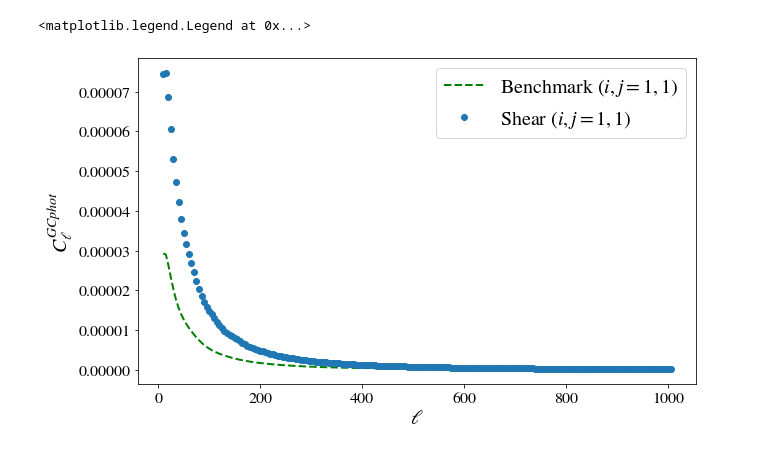
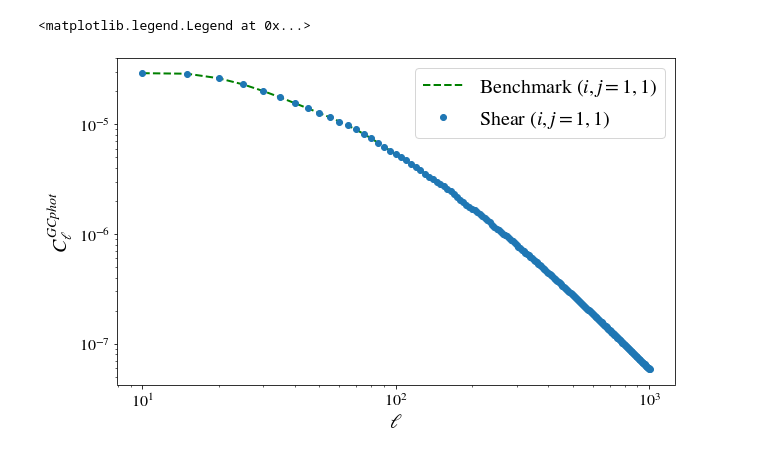
Before and after one commit to cloe-org/CLOE, a Jupyter notebook: C_ells_plotter.ipynb, the cells around one changed output. Saved outputs shown, nothing was run; the diff lists cells and outputs as text; code cells hidden in the pictures.

```diff
--- a/C_ells_plotter.ipynb
+++ b/C_ells_plotter.ipynb
@@ -23,6 +23,7 @@ from likelihood.cobaya_interface import EuclidLikelihood
 # %%
 #ATTENTION: CHANGE THIS TO YOUR LOCAL PATH where your external codes are installed: CAMB, polychord, likelihoods...
 modules_path = "/data2/cobaya_modules/"
+
 h=0.67
 # Info is the 'ini file' dictionary.
 # You can translate this info-dictionary into a yaml file and run: cobaya-run info.yaml such as CosmoMC like
@@ -31,8 +32,8 @@ info = {
     #Which parameters would you like to sample?
     'params': {
         # Fixed
-        'ombh2': 0.022445, 'omch2': 0.12055785610846023, 'H0': 67, 'tau': 0.0925,
-        'mnu': 0.06, 'nnu': 2.046, 'omnuh2': 0.00143717*h**2,
+        'ombh2': 0.05*h**2, 'omch2': 0.268563*h**2, 'H0': 67, 'tau': 0.0925,
+        'mnu': 0.06, 'nnu': 3.046,
         # Sampled - just as an example we assume we will be sampling over ns
         'ns': 0.96, #{'prior': {'min': 0.8, 'max': 1.2}},
         #To be passed to euclid which likelihood to use (preliminary)
@@ -84,6 +86,7 @@ theory_dic = {'H0': model.provider.get_param('H0'),
                   'omch2': model.provider.get_param('omch2'),
                   'ombh2': model.provider.get_param('ombh2'),
                   'mnu': model.provider.get_param('mnu'),
+                  'omnuh2': model.provider.get_param('mnu') / 94.07 * (1./3)**0.75,
                   'comov_dist': model.provider.get_comoving_radial_distance(z_win),
                   'angular_dist': model.provider.get_angular_diameter_distance(z_win),
                   'H': model.provider.get_Hubble(z_win),
@@ -136,14 +139,14 @@ for y, l in enumerate(np.linspace(C_GC[:200, 0][0], C_GC[:200, 0][-1], len(C_GC[
 1005.0
 # %%
 plt.figure(figsize=(10,6));
-plt.plot(C_GC[:200, 0], C_GC[:200, 1], 'g--', label=r"Benchmark $(i,j=1,1)$")
-plt.plot(C_GC[:200, 0], C_GC_11, 'o', label="Shear $(i,j=1,1)$")
+plt.loglog(C_GC[:200, 0], C_GC[:200, 1], 'g--', label=r"Benchmark $(i,j=1,1)$")
+plt.loglog(C_GC[:200, 0], C_GC_11, 'o', label="Shear $(i,j=1,1)$")
 plt.xlabel(r"$\ell$", fontsize=20);
 plt.ylabel(r"$C_\ell^{GCphot}$", fontsize=20);
 plt.legend()
 #plt.plot(C_GC[:200, 0], C_GC_11, 'o')
 # %% [output]
 <matplotlib.legend.Legend at 0x...>
-[figure, old version]
+[figure, new version]
 # %%
 plt.figure(figsize=(10,6));
```
Also changed, not shown: parts of 6 cells of this notebook, 7 other files.
